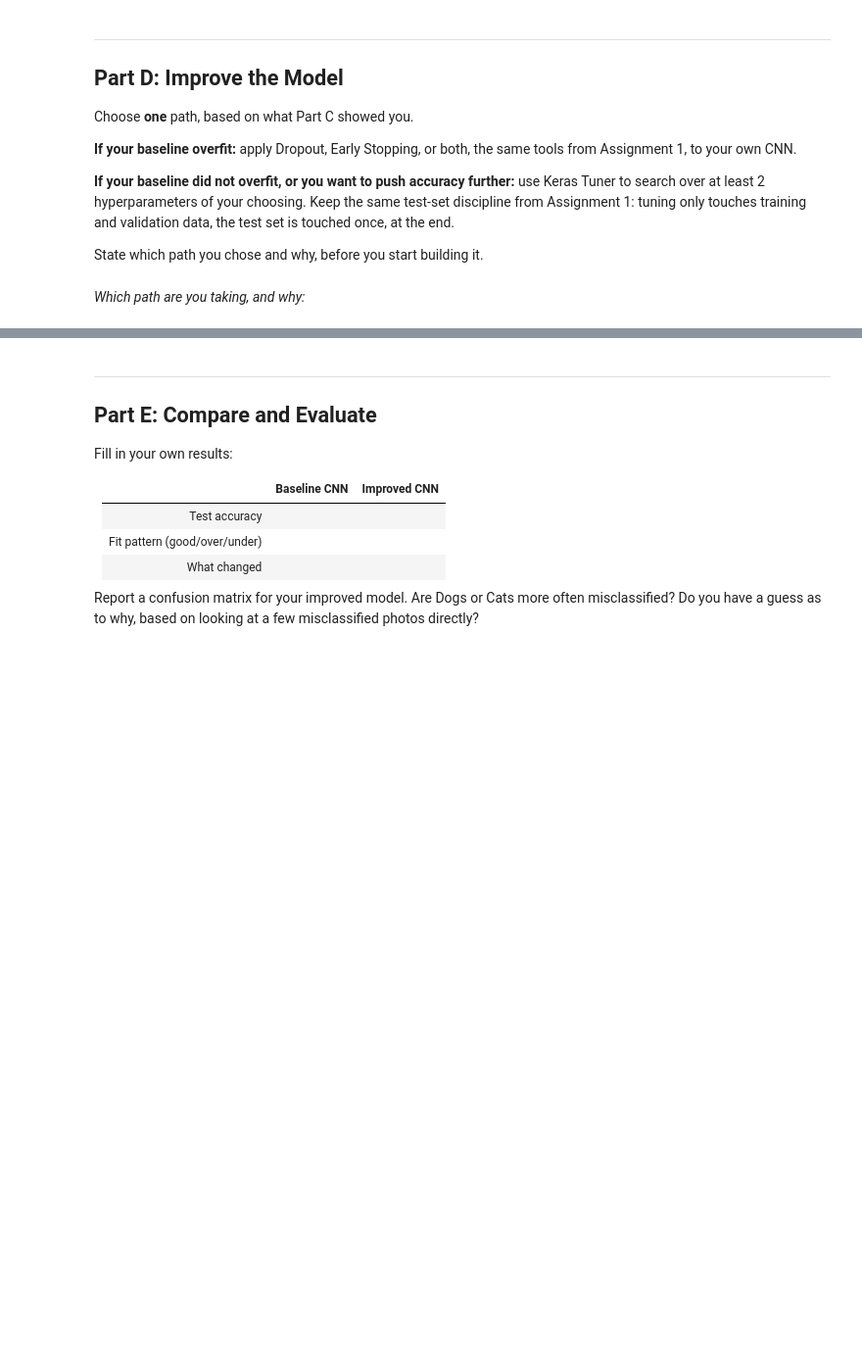
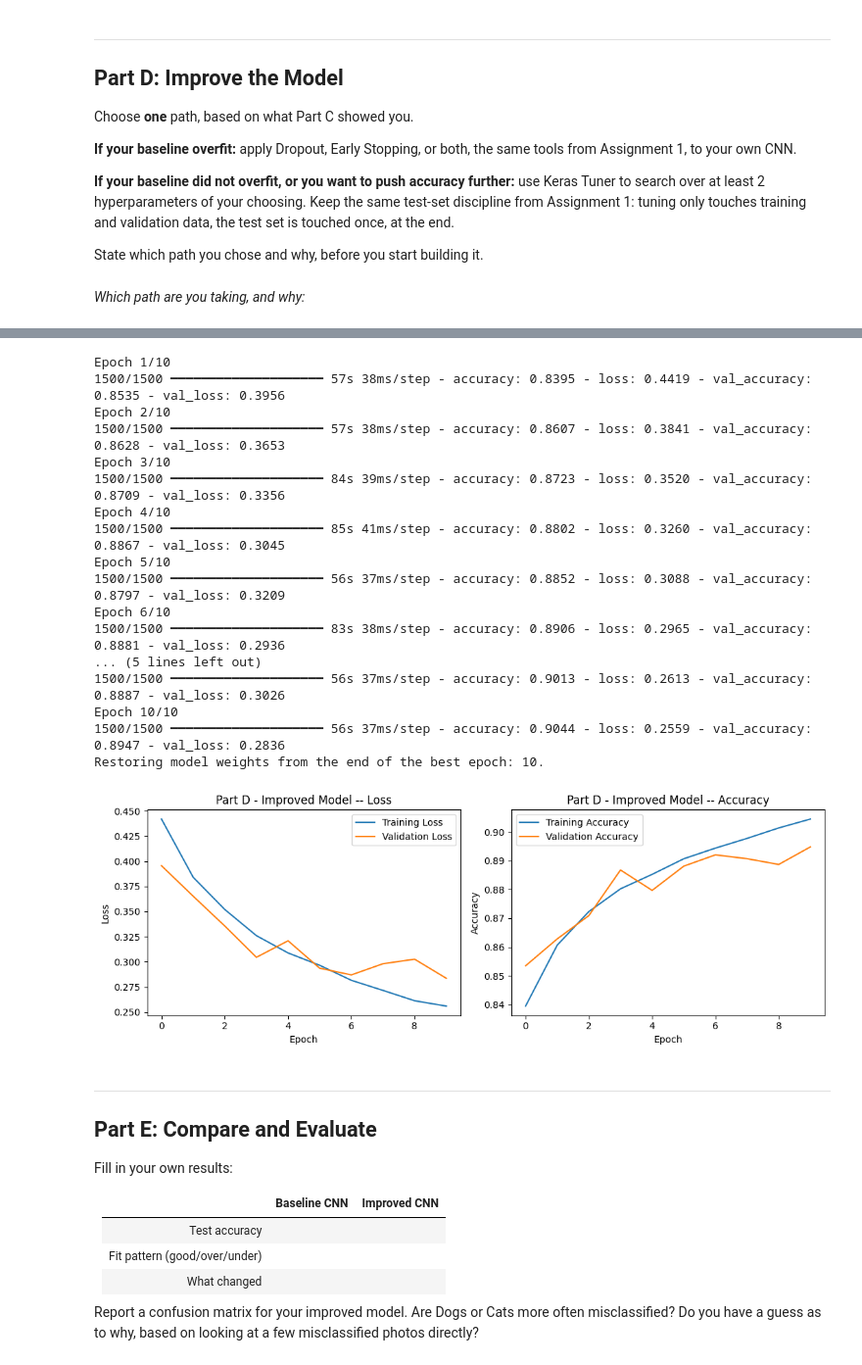
Before and after one commit to alexanderjsturgill/IT480-FA26, a Jupyter notebook: Lab2/Lab2_CNN_PetFinder_Starter.ipynb, the cells around one changed output, grey strips where cells are left out. Shown at 98% size. Saved outputs shown, nothing was run; the diff lists cells and outputs as text; code cells hidden in the pictures; blank space fills up the shorter version.

```diff
--- a/Lab2/Lab2_CNN_PetFinder_Starter.ipynb
+++ b/Lab2/Lab2_CNN_PetFinder_Starter.ipynb
@@ -193,3 +195,29 @@ State which path you chose and why, before you start building it.
 *Which path are you taking, and why:*
 # %%
 # Build your improved model here
+
+improved_model = Sequential()
+
+improved_model.add(Conv2D(32, kernel_size=3, activation='relu', input_shape=(28, 28, 1)))
+improved_model.add(MaxPooling2D(pool_size=2, strides=2))
+
+improved_model.add(Conv2D(64, kernel_size=3, activation='relu'))
+improved_model.add(MaxPooling2D(pool_size=2, strides=2))
+improved_model.add(Dropout(0.15))
+
+improved_model.add(Conv2D(128, kernel_size=3, activation='relu'))
+improved_model.add(MaxPooling2D(pool_size=2, strides=2))
+improved_model.add(Dropout(0.15))
+
+improved_model.add(Flatten())
+improved_model.add(Dense(128, activation='relu'))
+improved_model.add(Dropout(0.3))
+improved_model.add(Dense(10, activation='softmax'))
+
+improved_model.compile(
+    loss='categorical_crossentropy',
+    optimizer='adam',
+    metrics=['accuracy']
+)
+
+improved_model.summary()
@@ -196,5 +246,38 @@ State which path you chose and why, before you start building it.
 # %%
 # Train your improved model here
+
+early_stopping = EarlyStopping(
+    monitor="val_loss", patience=5, restore_best_weights=True, verbose=1
+)
+
+improved_history = improved_model.fit(
+    x_train,
+    y_train,
+    epochs=10,
+    validation_split=0.2,
+    callbacks=[early_stopping]
+)
+
+plot_history(improved_history, "Part D - Improved Model", show_accuracy=True)
+# %% [output]
+Epoch 1/10
+1500/1500 ━━━━━━━━━━━━━━━━━━━━ 57s 38ms/step - accuracy: 0.8395 - loss: 0.4419 - val_accuracy: 0.8535 - val_loss: 0.3956
+Epoch 2/10
+1500/1500 ━━━━━━━━━━━━━━━━━━━━ 57s 38ms/step - accuracy: 0.8607 - loss: 0.3841 - val_accuracy: 0.8628 - val_loss: 0.3653
+Epoch 3/10
+1500/1500 ━━━━━━━━━━━━━━━━━━━━ 84s 39ms/step - accuracy: 0.8723 - loss: 0.3520 - val_accuracy: 0.8709 - val_loss: 0.3356
+Epoch 4/10
+1500/1500 ━━━━━━━━━━━━━━━━━━━━ 85s 41ms/step - accuracy: 0.8802 - loss: 0.3260 - val_accuracy: 0.8867 - val_loss: 0.3045
+Epoch 5/10
+1500/1500 ━━━━━━━━━━━━━━━━━━━━ 56s 37ms/step - accuracy: 0.8852 - loss: 0.3088 - val_accuracy: 0.8797 - val_loss: 0.3209
+Epoch 6/10
+1500/1500 ━━━━━━━━━━━━━━━━━━━━ 83s 38ms/step - accuracy: 0.8906 - loss: 0.2965 - val_accuracy: 0.8881 - val_loss: 0.2936
+... (5 lines left out)
+1500/1500 ━━━━━━━━━━━━━━━━━━━━ 56s 37ms/step - accuracy: 0.9013 - loss: 0.2613 - val_accuracy: 0.8887 - val_loss: 0.3026
+Epoch 10/10
+1500/1500 ━━━━━━━━━━━━━━━━━━━━ 56s 37ms/step - accuracy: 0.9044 - loss: 0.2559 - val_accuracy: 0.8947 - val_loss: 0.2836
+Restoring model weights from the end of the best epoch: 10.
+[figure, added]
 # %% [markdown]
 ---
 ## Part E: Compare and Evaluate
```
Also changed, not shown: parts of 3 cells of this notebook.
